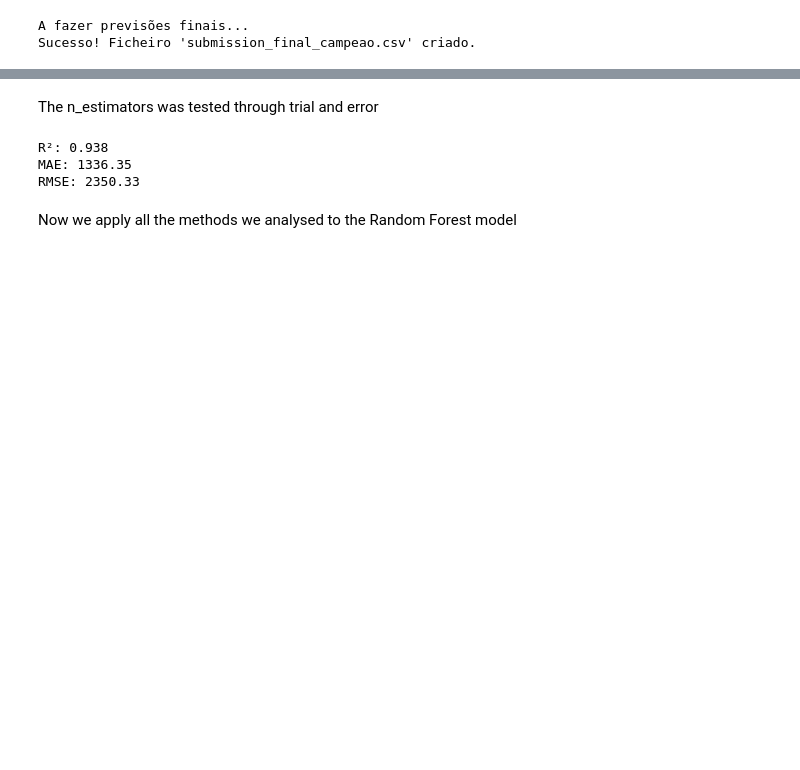
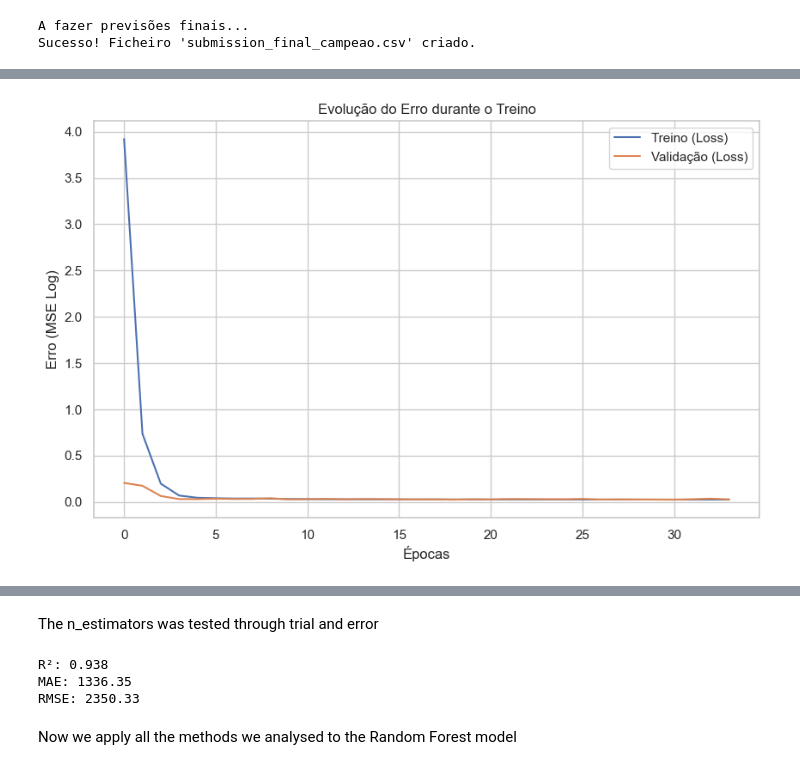
Before and after one commit to rodbarretoteixeira/ProjetoML, a Jupyter notebook: copia.ipynb, the cells around one changed output, grey strips where cells are left out. Drawn from its saved outputs; the diff is of its cells as text; code cells hidden in the pictures; blank space fills up the shorter version.

```diff
--- a/copia.ipynb
+++ b/copia.ipynb
@@ -2228,0 +2203,99 @@ Sucesso! Ficheiro 'submission_final_campeao.csv' criado.
+# %%
+import tensorflow as tf
+from tensorflow import keras
+from tensorflow.keras import layers
+from tensorflow.keras.callbacks import EarlyStopping
+import matplotlib.pyplot as plt
+from sklearn.metrics import r2_score, mean_absolute_error, mean_squared_error
+import numpy as np
+
+# --- 1. PREPARAR DADOS (Separar usando o teu PredefinedSplit) ---
+# O 'ps.test_fold' tem -1 para treino e 0 para validação.
+# Vamos usar isso para filtrar o X_combined.
+
+# Converter para numpy array para indexação booleana funcionar bem
+indices = np.array(ps.test_fold)
+
+# Separar de volta (Treino vs Validação)
+X_train_nn = X_combined[indices == -1]
+y_train_nn = y_combined[indices == -1]
+
+X_val_nn = X_combined[indices == 0]
+y_val_nn = y_combined[indices == 0]
+
+print(f"Dimensões Treino: {X_train_nn.shape}")
+print(f"Dimensões Validação: {X_val_nn.shape}")
+
+# --- 2. DEFINIR ARQUITETURA ---
+input_shape = [X_train_nn.shape[1]] # Número de colunas
+
+model = keras.Sequential([
+    # Camada 1: Entrada -> 128 neurónios
+    layers.Dense(128, activation='relu', input_shape=input_shape),
+    layers.Dropout(0.3), # Desliga 30% para evitar decorar
+
+    # Camada 2: 64 neurónios
+    layers.Dense(64, activation='relu'),
+    layers.Dropout(0.3),
+
+    # Camada 3: 32 neurónios
+    layers.Dense(32, activation='relu'),
+
+    # Saída: 1 valor (Preço)
+    layers.Dense(1)
+])
+
+# --- 3. COMPILAR ---
+model.compile(
+    optimizer='adam',
+    loss='mean_squared_error', # Otimiza o MSE
+    metrics=['mae'] # Monitoriza o MAE
+)
+
+# --- 4. CONFIGURAR PARAGEM (Early Stopping) ---
+early_stopping = EarlyStopping(
+    monitor='val_loss',
+    min_delta=0.0005, # Precisa de melhorar pelo menos isto
+    patience=15,      # Espera 15 épocas sem melhoria antes de parar
+    restore_best_weights=True # Volta atrás para o melhor momento
+)
+
+# --- 5. TREINAR ---
+print("\nA iniciar treino da Rede Neuronal...")
+history = model.fit(
+    X_train_nn, y_train_nn,
+    validation_data=(X_val_nn, y_val_nn),
+    batch_size=32, # Processa 32 carros de cada vez
+    epochs=150,    # Máximo de tentativas
+    callbacks=[early_stopping],
+    verbose=1
+)
+
+# --- 6. AVALIAR ---
+# Fazer previsões na validação
+y_pred_nn_log = model.predict(X_val_nn)
+
+# Importante: Como y_train/y_val estão em LOG, as métricas aqui são em LOG.
+print("\n--- Performance (Escala Logarítmica) ---")
+print(f"R²: {r2_score(y_val_nn, y_pred_nn_log):.3f}")
+print(f"RMSE (Log): {np.sqrt(mean_squared_error(y_val_nn, y_pred_nn_log)):.4f}")
+
+# Converter para Euros para ter noção real
+y_val_real = np.expm1(y_val_nn)
+y_pred_real = np.expm1(y_pred_nn_log)
+
+print("\n--- Performance (Euros Reais Estimados) ---")
+print(f"RMSE (Euros): {np.sqrt(mean_squared_error(y_val_real, y_pred_real)):.2f}€")
+print(f"MAE (Euros): {mean_absolute_error(y_val_real, y_pred_real):.2f}€")
+
+# --- 7. GRÁFICO ---
+plt.figure(figsize=(10, 6))
+plt.plot(history.history['loss'], label='Treino (Loss)')
+plt.plot(history.history['val_loss'], label='Validação (Loss)')
+plt.title('Evolução do Erro durante o Treino')
+plt.xlabel('Épocas')
+plt.ylabel('Erro (MSE Log)')
+plt.legend()
+plt.grid(True)
+plt.show()
+# %% [output]
@@ -2228,0 +2319 @@ Sucesso! Ficheiro 'submission_final_campeao.csv' criado.
+[figure, added]
```
Also changed, not shown: parts of 9 cells of this notebook.
